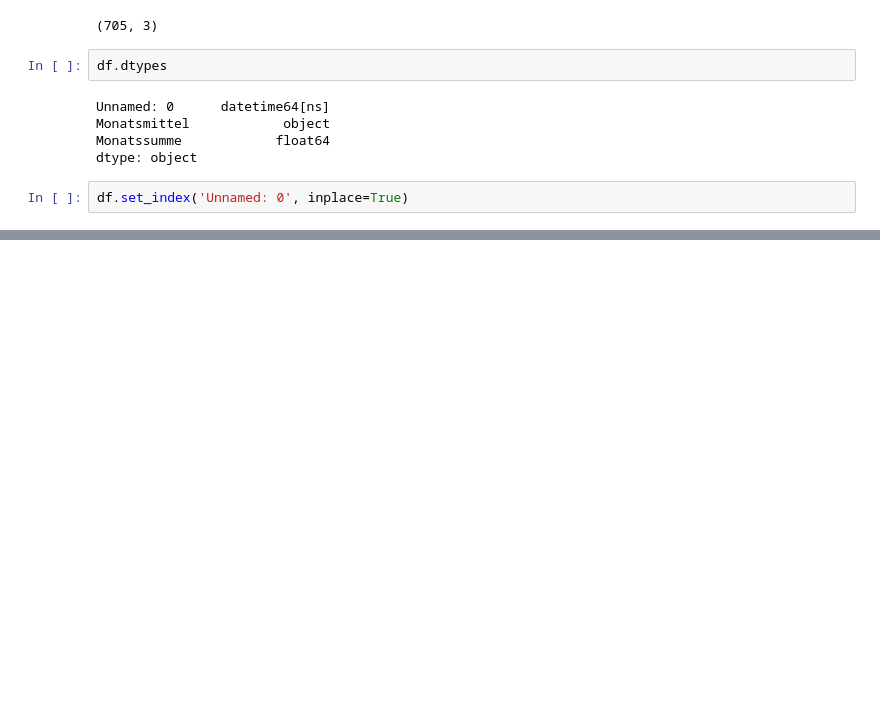
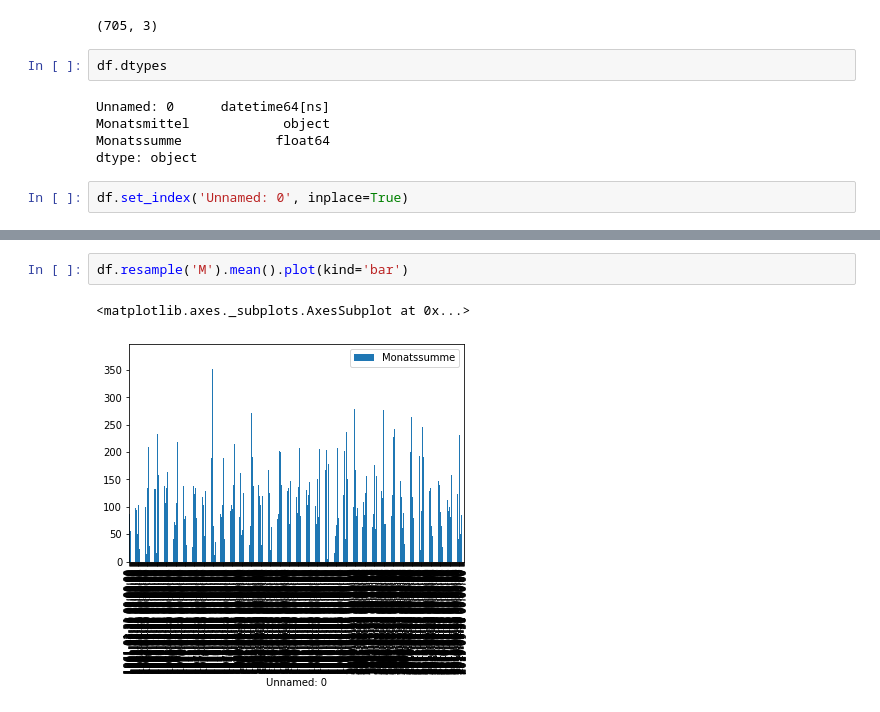
Before and after one commit to MartinSteinegger/cas-ddj, a Jupyter notebook: Projekte mst/Klima Wädenswil.ipynb, the cells around one changed output, grey strips where cells are left out. Saved outputs shown, nothing was run; the diff lists cells and outputs as text; blank space fills up the shorter version.

```diff
--- a/Projekte mst/Klima Wädenswil.ipynb
+++ b/Projekte mst/Klima Wädenswil.ipynb
@@ -66,0 +66,5 @@ NameError: name 'df_loc' is not defined
+# %%
+df.resample('M').mean().plot(kind='bar')
+# %% [output]
+<matplotlib.axes._subplots.AxesSubplot at 0x...>
+[figure, added]
```
Also changed, not shown: parts of 13 cells of this notebook, 15 other files.
